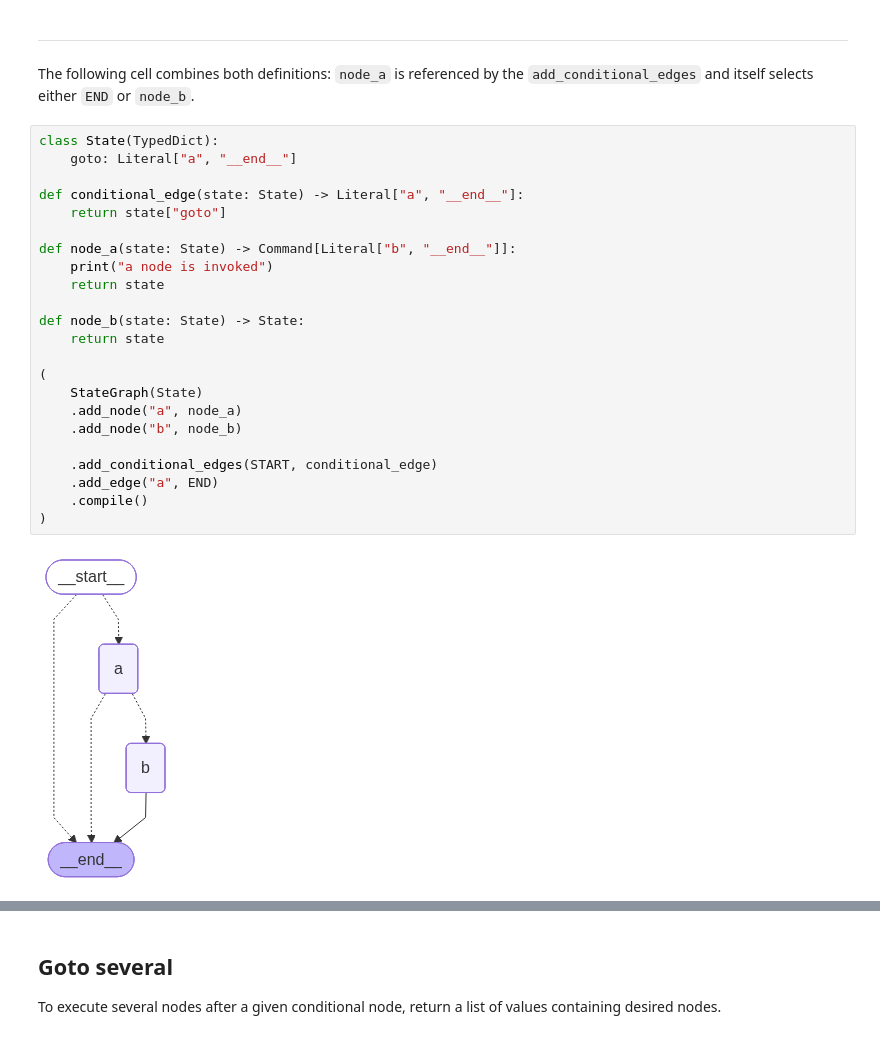
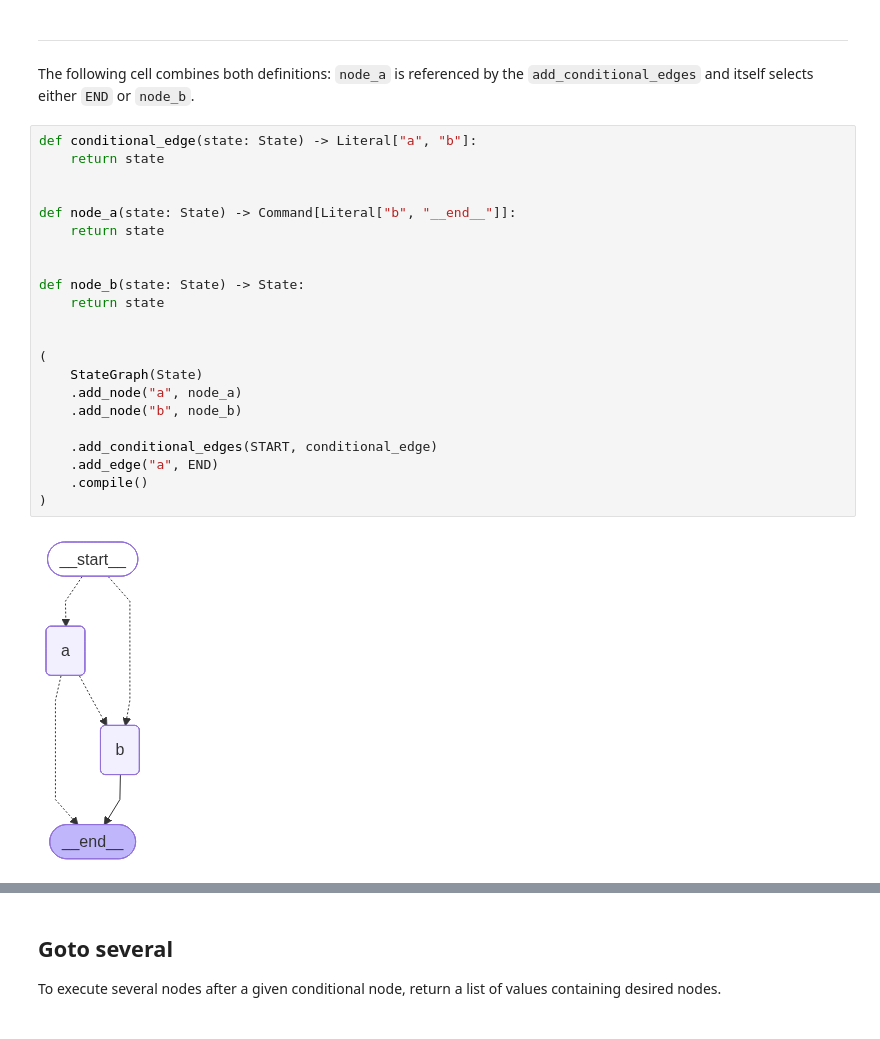
Before and after one commit to fedorkobak/python, a Jupyter notebook: ds_ml/langchain/langgraph/conditional_edges.ipynb, the cells around one changed output, grey strips where cells are left out. Cells and saved outputs as stored; diff of their text form.

```diff
--- a/ds_ml/langchain/langgraph/conditional_edges.ipynb
+++ b/ds_ml/langchain/langgraph/conditional_edges.ipynb
@@ -19,27 +23,26 @@ The are two main ways to define the conditional edges:
 
 The following cell combines both definitions: `node_a` is referenced by the `add_conditional_edges` and itself selects either `END` or `node_b`.
 # %%
-class State(TypedDict):
-    goto: Literal["a", "__end__"]
+def conditional_edge(state: State) -> Literal["a", "b"]:
+    return state
 
-def conditional_edge(state: State) -> Literal["a", "__end__"]:
-    return state["goto"]
 
 def node_a(state: State) -> Command[Literal["b", "__end__"]]:
-    print("a node is invoked")
     return state
+
 
 def node_b(state: State) -> State:
     return state
+
 
 (
     StateGraph(State)
     .add_node("a", node_a)
     .add_node("b", node_b)
 
     .add_conditional_edges(START, conditional_edge)
     .add_edge("a", END)
     .compile()
 )
 # %% [output]
-[figure, old version]
+[figure, new version]
```
Also changed, not shown: parts of 8 cells of this notebook.
